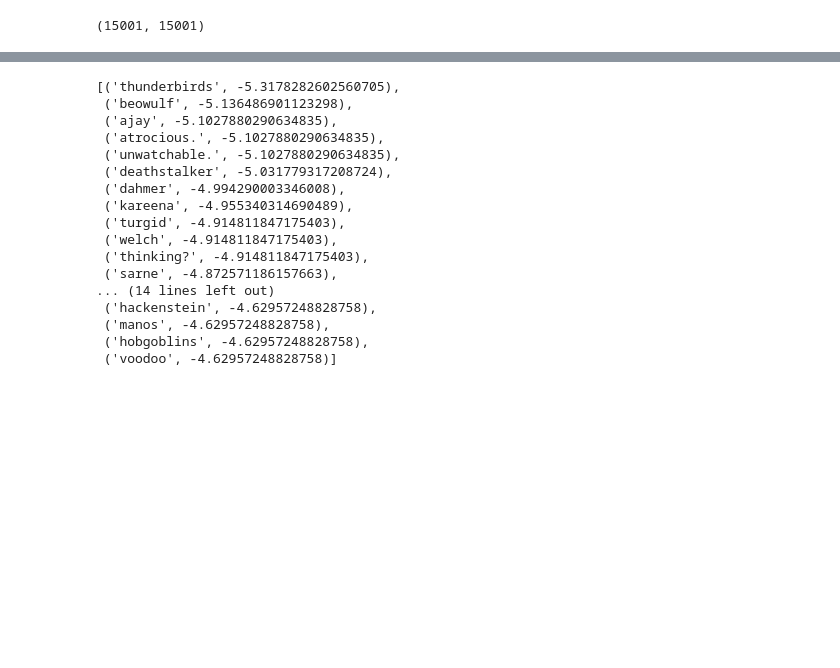
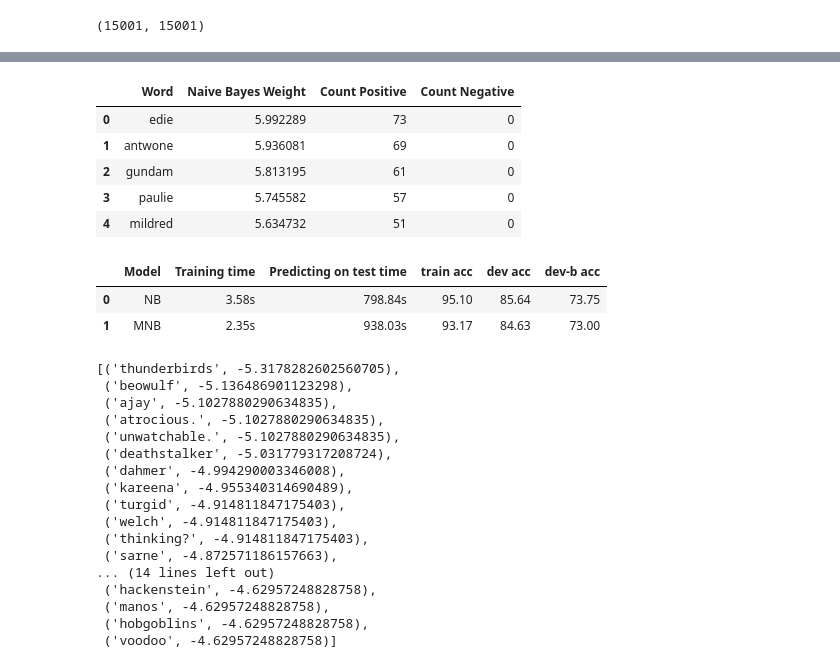
Before and after one commit to rodion-s/filimdb_evaluation, a Jupyter notebook: NaiveBayesTask/WorkPlace.ipynb, the cells around one changed output, grey strips where cells are left out. Cells and saved outputs as stored; diff of their text form; code cells hidden in the pictures; blank space fills up the shorter version.

```diff
--- a/NaiveBayesTask/WorkPlace.ipynb
+++ b/NaiveBayesTask/WorkPlace.ipynb
@@ -134,0 +151,10 @@ sorted(weights, key=lambda x: x[1])[::-1][:30]
+# %%
+max_df = pd.DataFrame(sorted(weights, key=lambda x: x[1])[::-1][:30], columns=['Word', 'Naive Bayes Weight', 'Count Positive', 'Count Negative'])
+max_df.head()
+# %% [output]
+|  | Word | Naive Bayes Weight | Count Positive | Count Negative |
+| 0 | edie | 5.992289 | 73 | 0 |
+| 1 | antwone | 5.936081 | 69 | 0 |
+| 2 | gundam | 5.813195 | 61 | 0 |
+| 3 | paulie | 5.745582 | 57 | 0 |
+| 4 | mildred | 5.634732 | 51 | 0 |
@@ -135,3 +163,12 @@ sorted(weights, key=lambda x: x[1])[::-1][:30]
+# %%
+nb_row = {'Model': 'NB', 'Training time': '3.58s', 'Predicting on test time': '798.84s', 'train acc': 95.10, 'dev acc': 85.64, 'dev-b acc': 73.75}
+mnb_row = {'Model': 'MNB', 'Training time': '2.35s', 'Predicting on test time': '938.03s', 'train acc': 93.17, 'dev acc': 84.63, 'dev-b acc': 73.00}
+
+pd.DataFrame([nb_row, mnb_row])
+# %% [output]
+|  | Model | Training time | Predicting on test time | train acc | dev acc | dev-b acc |
+| 0 | NB | 3.58s | 798.84s | 95.10 | 85.64 | 73.75 |
+| 1 | MNB | 2.35s | 938.03s | 93.17 | 84.63 | 73.00 |
 # %%
 sorted(word_to_nb_weight.items(), key=lambda x: x[1])[:30]   #, key=lambda x: x[1])
 # %% [output]
```
Also changed, not shown: parts of 10 cells of this notebook, 9 other files.
